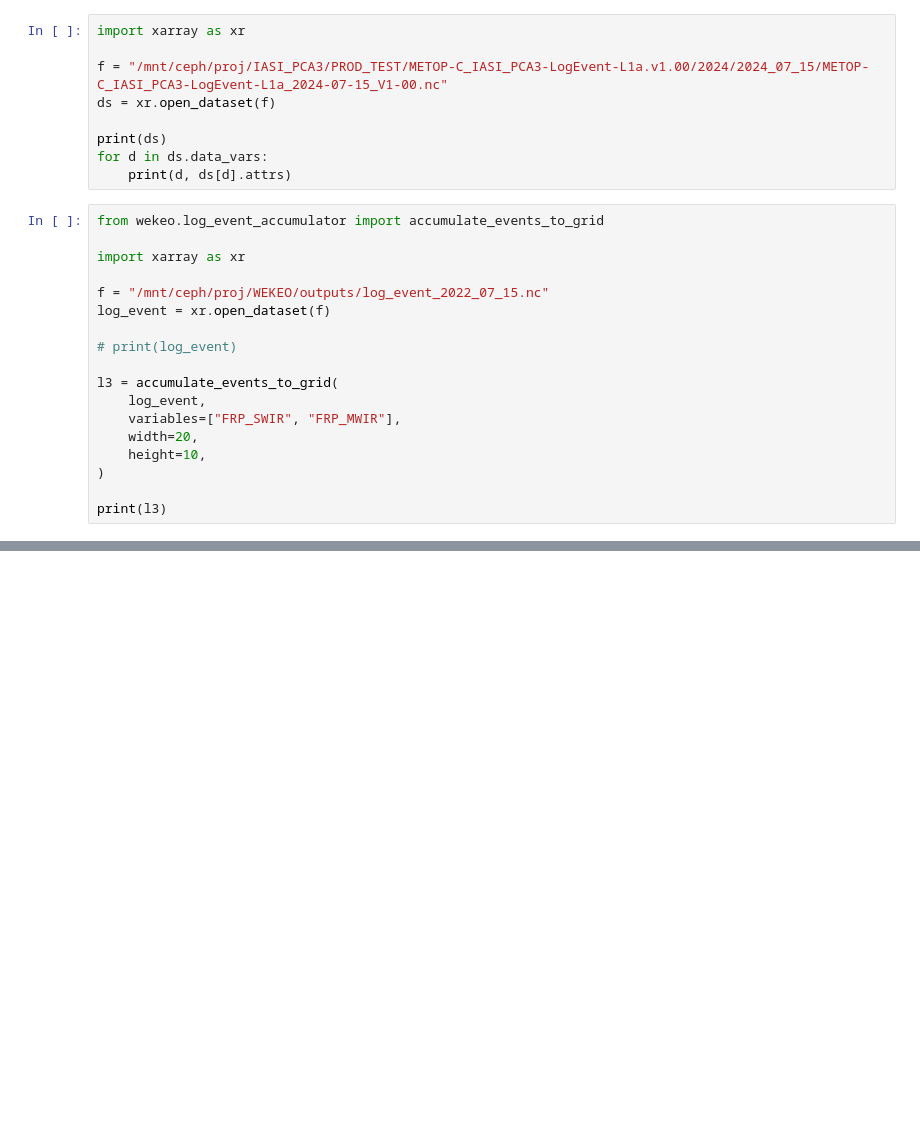
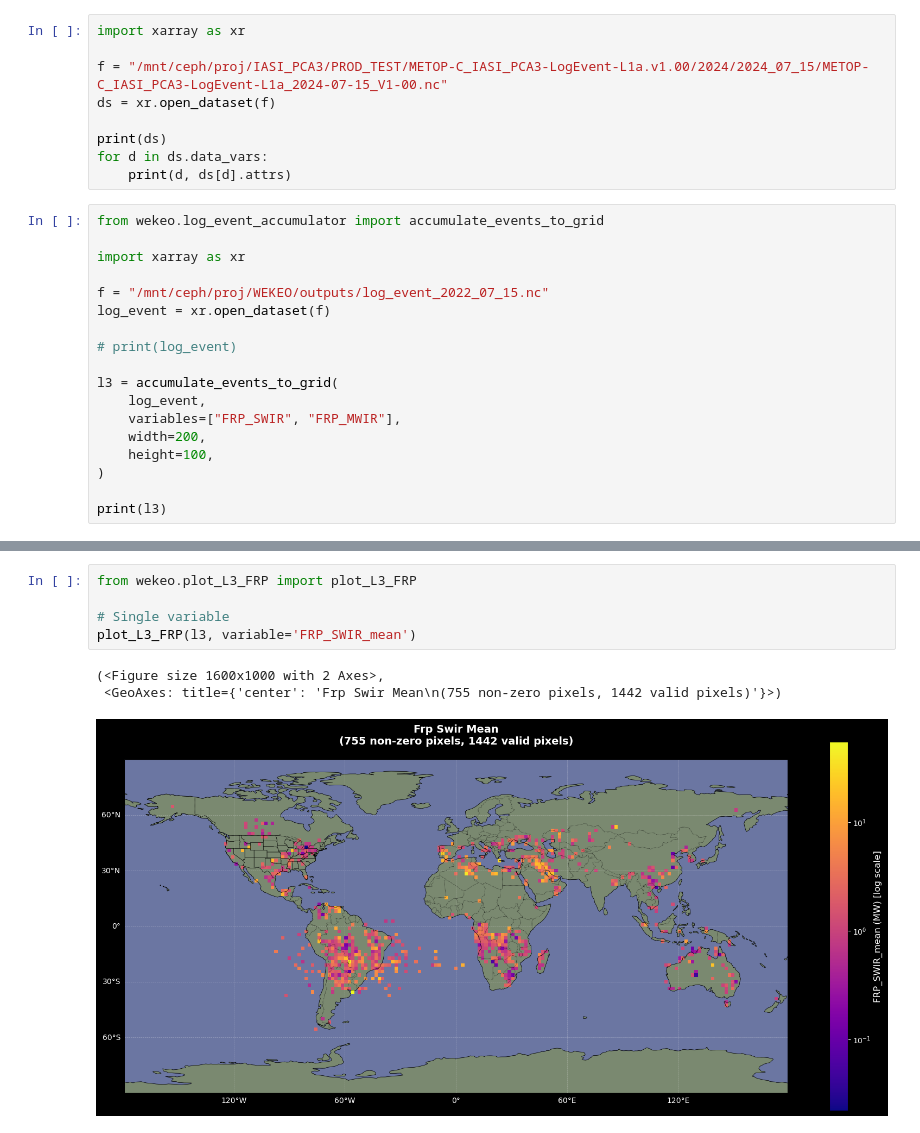
Before and after one commit to hygeos/wekeo_frp_l3, a Jupyter notebook: notebooks/level3.ipynb, the cells around one changed output, grey strips where cells are left out. Saved outputs shown, nothing was run; the diff lists cells and outputs as text; blank space fills up the shorter version.

```diff
--- a/notebooks/level3.ipynb
+++ b/notebooks/level3.ipynb
@@ -75,8 +75,8 @@ log_event = xr.open_dataset(f)
 l3 = accumulate_events_to_grid(
     log_event,
     variables=["FRP_SWIR", "FRP_MWIR"],
-    width=20,
-    height=10,
+    width=200,
+    height=100,
 )
 
 print(l3)
@@ -82,0 +96,9 @@ print(l3)
+# %%
+from wekeo.plot_L3_FRP import plot_L3_FRP
+
+# Single variable
+plot_L3_FRP(l3, variable='FRP_SWIR_mean')
+# %% [output]
+(<Figure size 1600x1000 with 2 Axes>,
+ <GeoAxes: title={'center': 'Frp Swir Mean\n(755 non-zero pixels, 1442 valid pixels)'}>)
+[figure, added]
```
Also changed, not shown: parts of 1 cell of this notebook, 2 other files.
